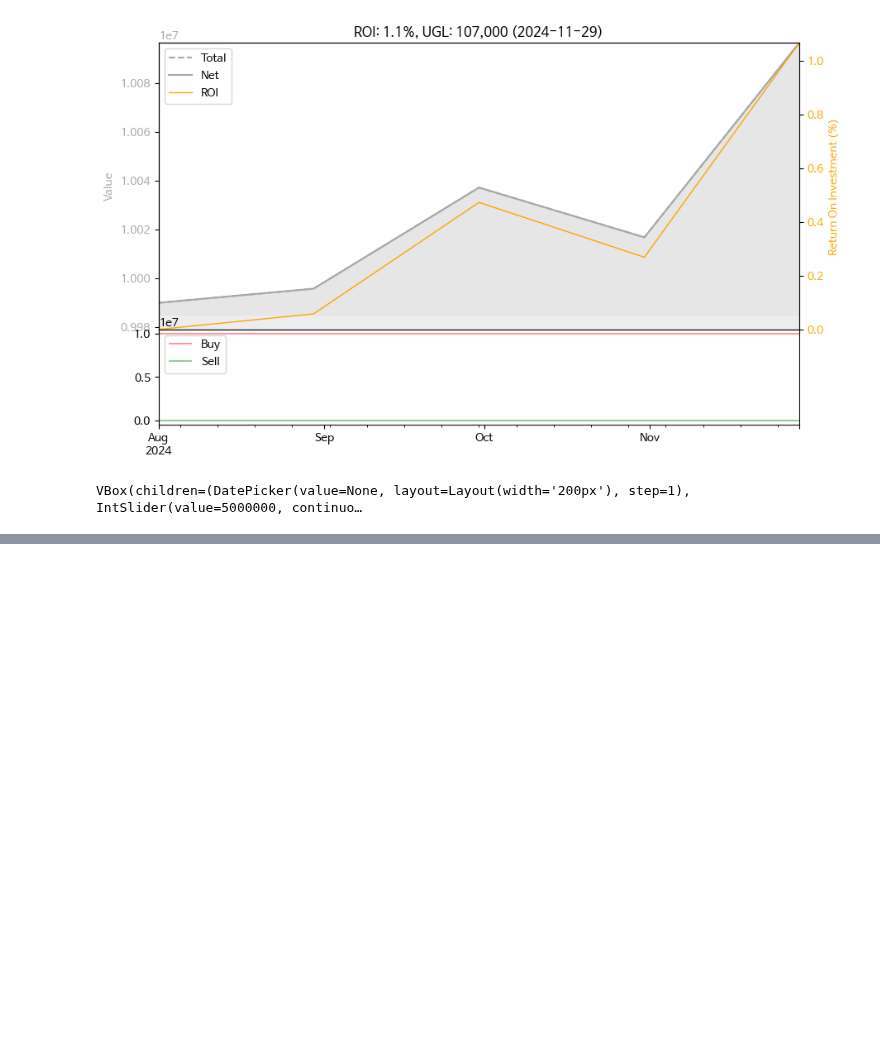
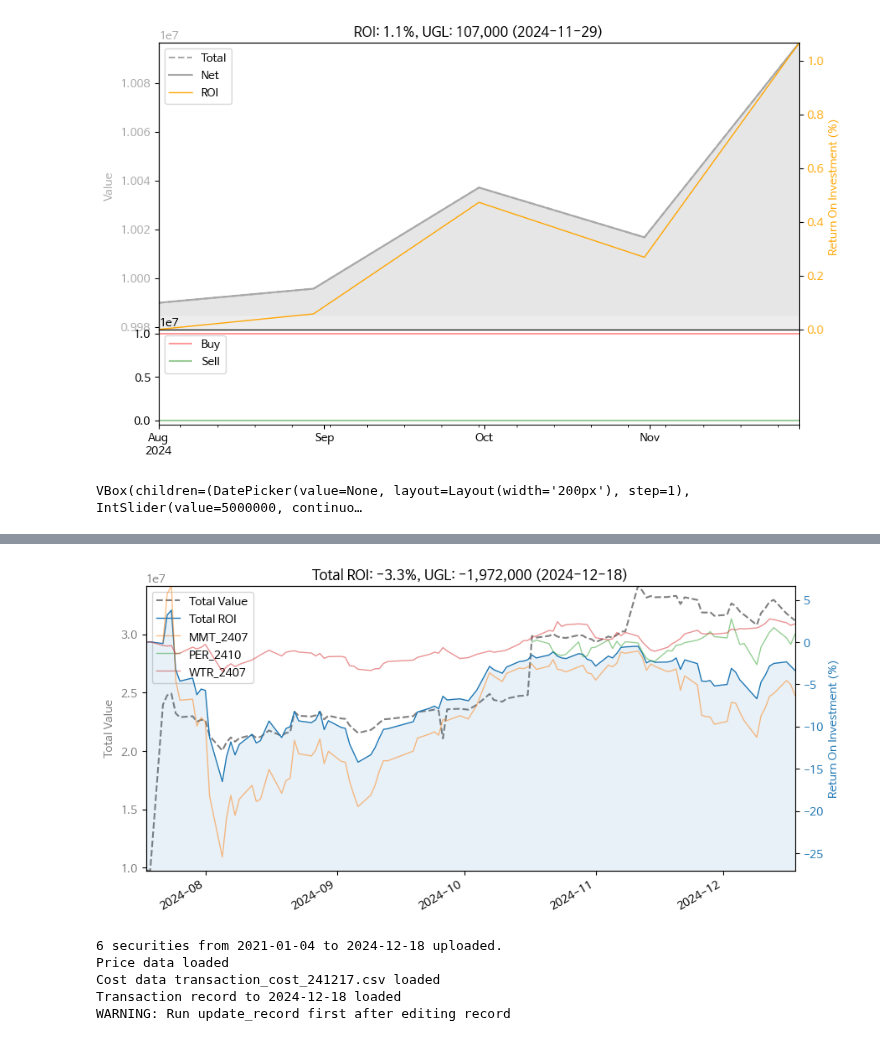
Before and after one commit to lbk209/portfolio, a Jupyter notebook: Allocate_Portfolio.ipynb, the cells around one changed output, grey strips where cells are left out. Saved outputs shown, nothing was run; the diff lists cells and outputs as text; code cells hidden in the pictures; blank space fills up the shorter version.

```diff
--- a/Allocate_Portfolio.ipynb
+++ b/Allocate_Portfolio.ipynb
@@ -1018,0 +1003,3 @@ Set save=True to save transaction record
+# %%
+pf_list = ['MMT_2407', 'PER_2410', 'WTR_2407']
+pm = PM(pf_list)
@@ -1018,0 +1021,12 @@ Set save=True to save transaction record
+# %%
+pm.plot()
+# %% [output]
+[figure, added]
+# %%
+pf_wtr = PM.create_portfolio('TEST', file='test', **kw_cost)
+# %% [output]
+6 securities from 2021-01-04 to 2024-12-18 uploaded.
+Price data loaded
+Cost data transaction_cost_241217.csv loaded
+Transaction record to 2024-12-18 loaded
+WARNING: Run update_record first after editing record
```
Also changed, not shown: parts of 55 cells of this notebook, 2 other files.
